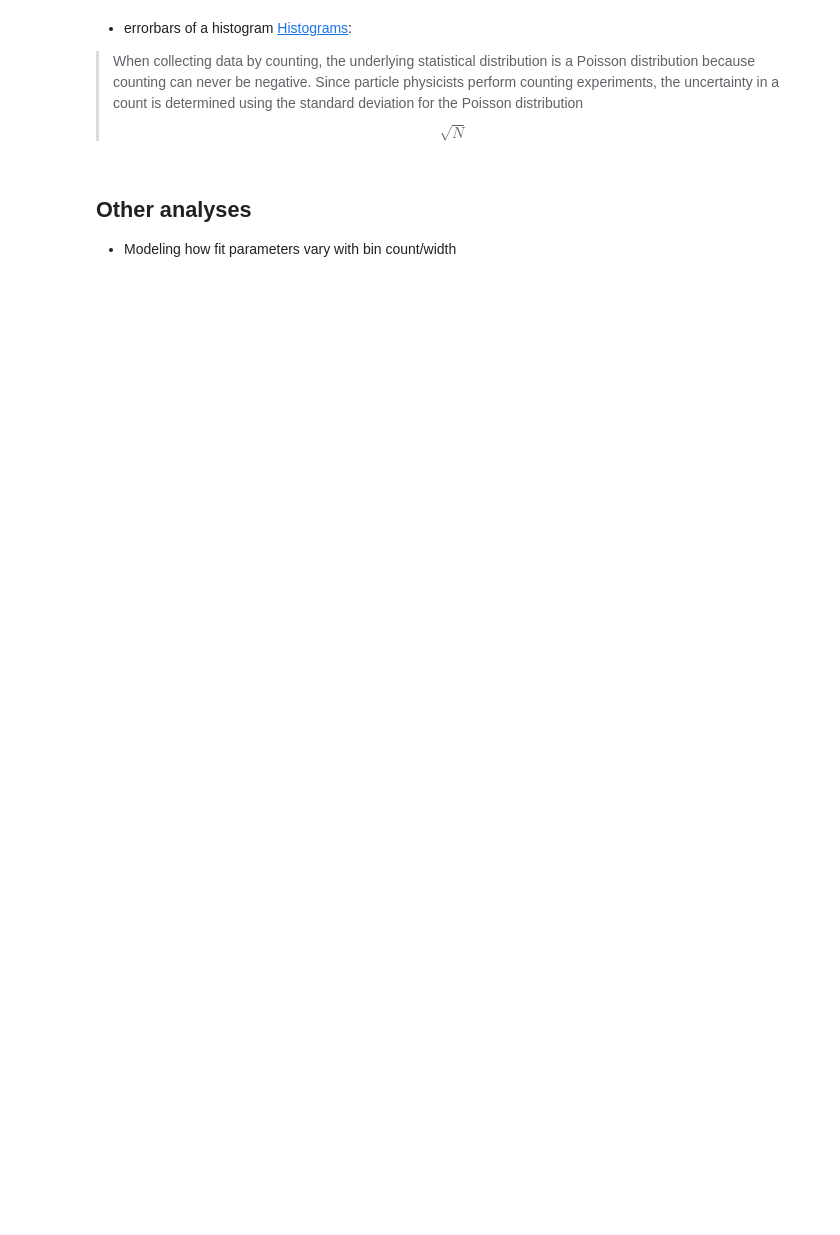
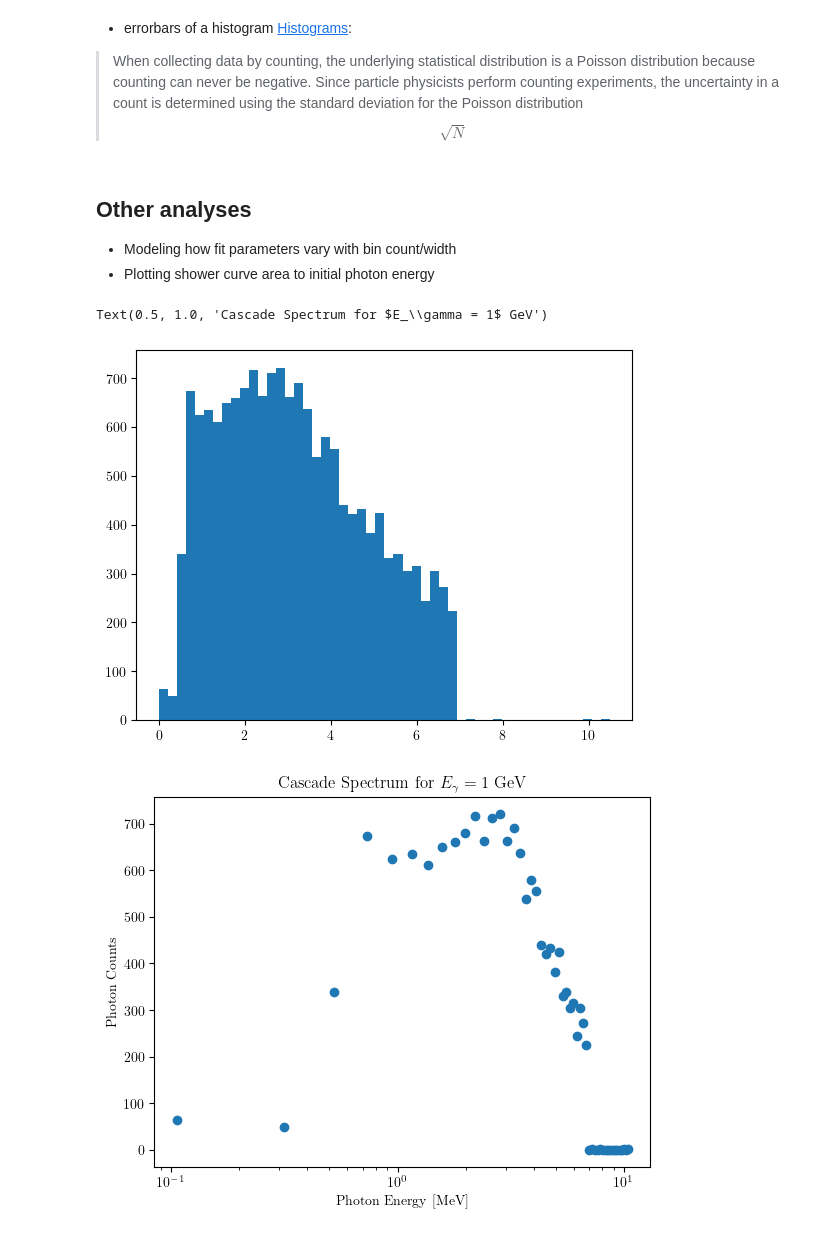
Before and after one commit to mattketk/particle-cascade, a Jupyter notebook: notebooks/ParticleCascade.ipynb, the cells around one changed output. Saved outputs shown, nothing was run; the diff lists cells and outputs as text; code cells hidden in the pictures; blank space fills up the shorter version.

```diff
--- a/notebooks/ParticleCascade.ipynb
+++ b/notebooks/ParticleCascade.ipynb
@@ -178,3 +185,18 @@ uncertainty in a count is determined using the standard deviation for the Poisso
 # %% [markdown]
 ## Other analyses
 - Modeling how fit parameters vary with bin count/width
+- Plotting shower curve area to initial photon energy
+# %%
+photons = total_photons[total_photons['Energy (MeV)'] > 0]['Energy (MeV)']
+energy_counts, energy_bins, _ = plt.hist(photons, density=False, bins='auto');
+energy_centers = (energy_bins[1:] + energy_bins[:-1])/2
+
+fig2, ax2 = plt.subplots()
+ax2.semilogx(energy_centers, energy_counts, 'o')
+ax2.set_xlabel('Photon Energy [MeV]')
+ax2.set_ylabel('Photon Counts')
+ax2.set_title('Cascade Spectrum for $E_\\gamma = 1$ GeV')
+# %% [output]
+Text(0.5, 1.0, 'Cascade Spectrum for $E_\\gamma = 1$ GeV')
+[figure, added]
+[figure, added]
```
Also changed, not shown: parts of 15 cells of this notebook, 29 other files.
